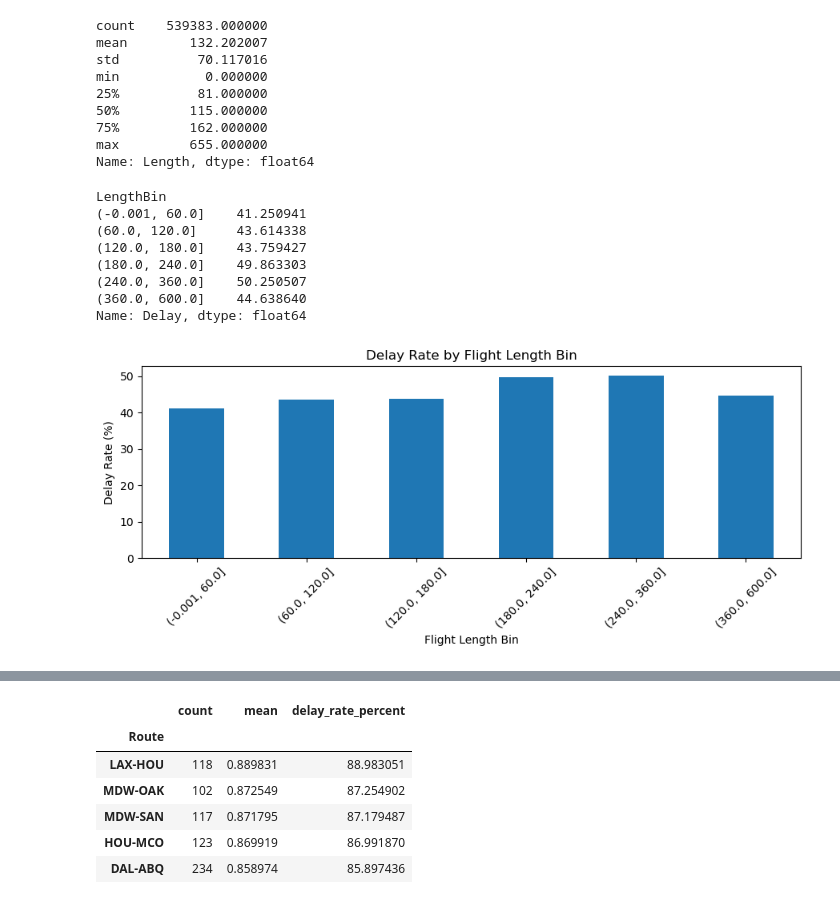
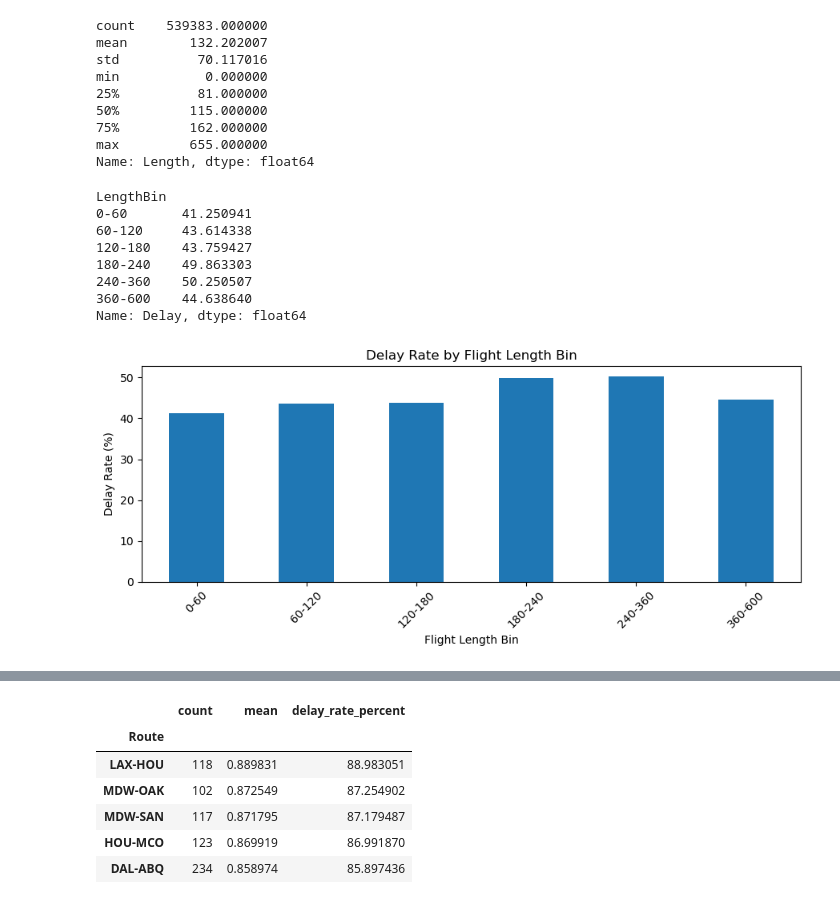
Before and after one commit to marcoaherrmann/AIOps, a Jupyter notebook: notebooks/01_eda.ipynb, the cells around one changed output, grey strips where cells are left out. Cells and saved outputs as stored; diff of their text form; code cells hidden in the pictures.

```diff
--- a/notebooks/01_eda.ipynb
+++ b/notebooks/01_eda.ipynb
@@ -402,32 +402,33 @@ min           0.000000
 max         655.000000
 Name: Length, dtype: float64
 # %%
-# 15. Delay rate by flight length bins
+# 15. Delay rate by flight length bins -> do longer flights have higher delay rates?
 df_eda["LengthBin"] = pd.cut(
     df_eda["Length"],
     bins=[0, 60, 120, 180, 240, 360, 600],
-    include_lowest=True
+    include_lowest=True,
+    labels=["0-60", "60-120", "120-180", "180-240", "240-360", "360-600"]
 )
 
 length_delay = df_eda.groupby("LengthBin", observed=False)["Delay"].mean() * 100
 display(length_delay)
 
 plt.figure(figsize=(9, 4))
 length_delay.plot(kind="bar")
 plt.title("Delay Rate by Flight Length Bin")
 plt.xlabel("Flight Length Bin")
 plt.ylabel("Delay Rate (%)")
 plt.xticks(rotation=45)
 plt.tight_layout()
 plt.show()
 # %% [output]
 LengthBin
-(-0.001, 60.0]    41.250941
-(60.0, 120.0]     43.614338
-(120.0, 180.0]    43.759427
-(180.0, 240.0]    49.863303
-(240.0, 360.0]    50.250507
-(360.0, 600.0]    44.638640
+0-60       41.250941
+60-120     43.614338
+120-180    43.759427
+180-240    49.863303
+240-360    50.250507
+360-600    44.638640
 Name: Delay, dtype: float64
-[figure, old version]
+[figure, new version]
 # %%
```
Also changed, not shown: parts of 7 cells of this notebook, 1 other file.
